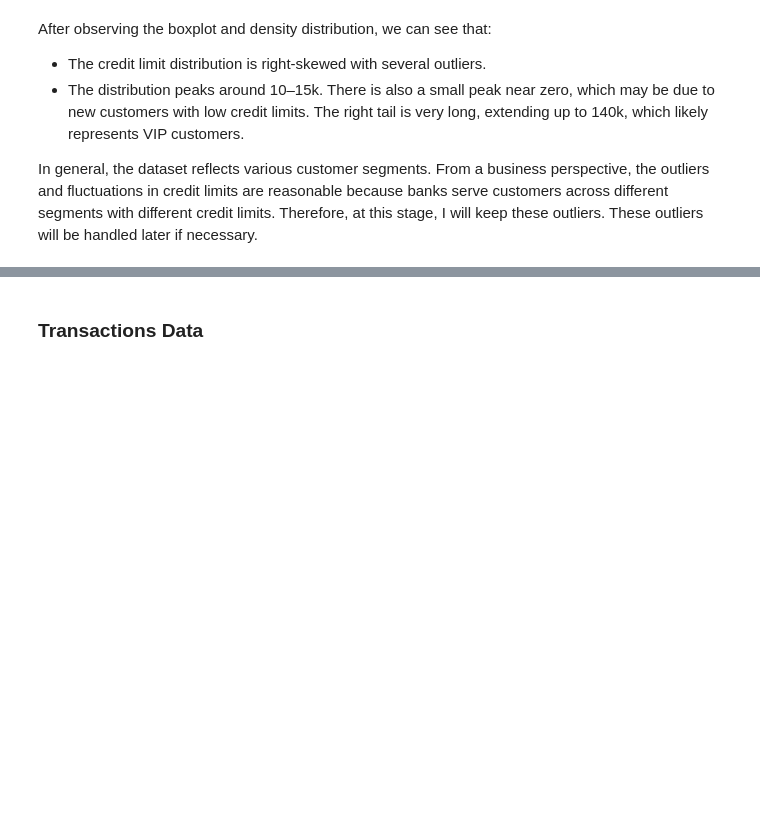
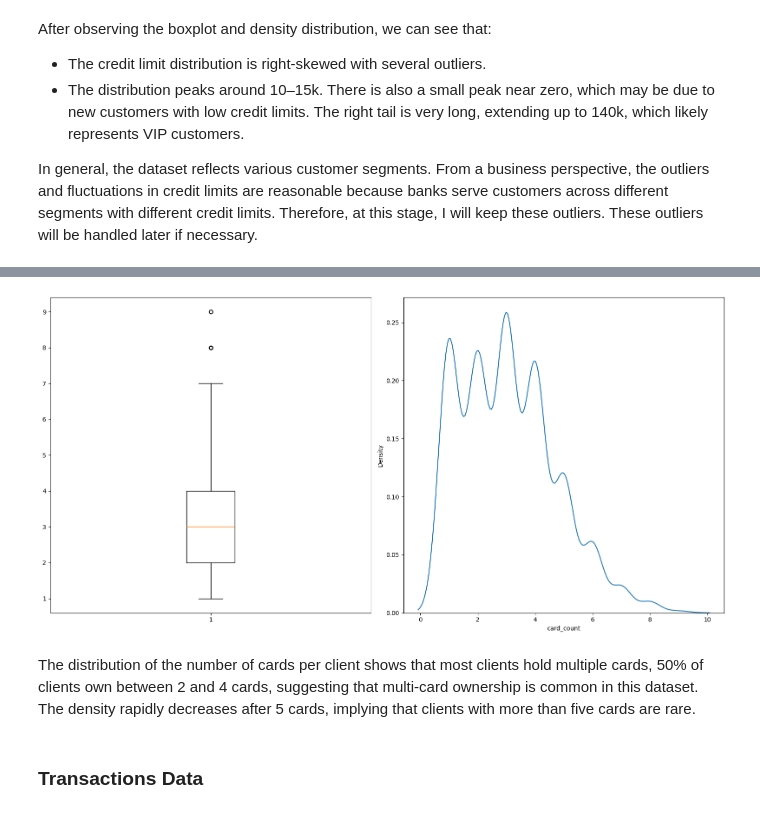
Before and after one commit to hlnetr21354/Financial-Transactions-Analysis, a Jupyter notebook: notebook/transform_data_eda.ipynb, the cells around one changed output, grey strips where cells are left out. Cells and saved outputs as stored; diff of their text form; code cells hidden in the pictures; blank space fills up the shorter version.

Commit message:
Finish EDA all dataset, export data after process as csv

```diff
--- a/notebook/transform_data_eda.ipynb
+++ b/notebook/transform_data_eda.ipynb
@@ -160,0 +193,8 @@ plt.show()
+# %%
+# Number of clients
+print(cards_df['client_id'].nunique())
+
+# Check the number of card each client have
+client_df = pd.DataFrame(cards_df.groupby('client_id')['id'].nunique())
+client_df.rename(columns={'id':'card_count'}, inplace=True)
+print(client_df.describe())
@@ -161,2 +212,17 @@ plt.show()
+# %%
+fig, axes = plt.subplots(1,2,figsize=(16,8))
+
+box = axes[0].boxplot(client_df['card_count'])
+# plt.title('Number of cards in each client')
+
+kde_plot = sns.kdeplot(client_df['card_count'], ax=axes[1])
+# kde_plot.set_titles('Density distribution of number of cards in each client')
+
+plt.tight_layout()
+plt.show()
+# %% [output]
+[figure, added]
+# %% [markdown]
+The distribution of the number of cards per client shows that most clients hold multiple cards, 50% of clients own between 2 and 4 cards, suggesting that multi-card ownership is common in this dataset. The density rapidly decreases after 5 cards, implying that clients with more than five cards are rare.
 # %% [markdown]
 ### Transactions Data
```
Also changed, not shown: parts of 47 cells of this notebook, 1 other file.
